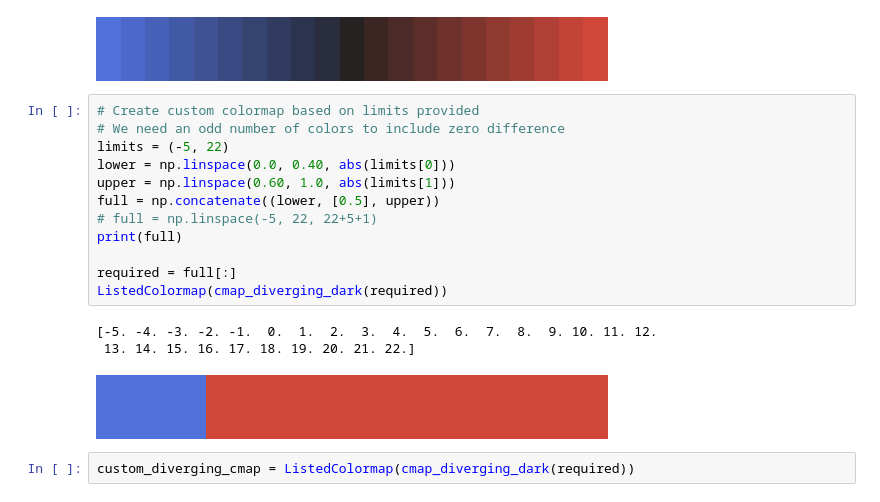
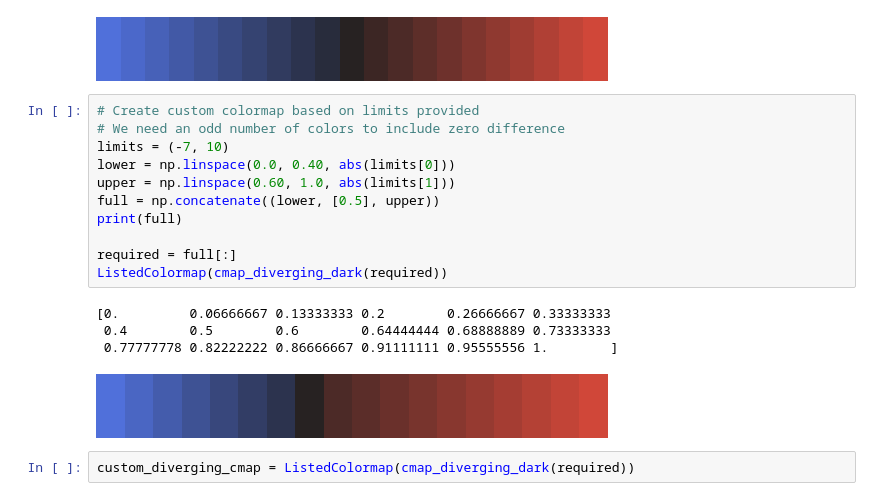
Before and after one commit to nnarenraju/sage, a Jupyter notebook: notebooks/evaluation_plots.ipynb, the cells around one changed output. Drawn from its saved outputs; the diff is of its cells as text.

Commit message:
Fixed shift in colorbar labels for corner plot

```diff
--- a/notebooks/evaluation_plots.ipynb
+++ b/notebooks/evaluation_plots.ipynb
@@ -472,18 +472,18 @@ ListedColormap(cmap_diverging_dark(np.linspace(0.0, 1.0, 21)))
 # %%
 # Create custom colormap based on limits provided
 # We need an odd number of colors to include zero difference
-limits = (-5, 22)
+limits = (-7, 10)
 lower = np.linspace(0.0, 0.40, abs(limits[0]))
 upper = np.linspace(0.60, 1.0, abs(limits[1]))
 full = np.concatenate((lower, [0.5], upper))
-# full = np.linspace(-5, 22, 22+5+1)
 print(full)
 
 required = full[:]
 ListedColormap(cmap_diverging_dark(required))
 # %% [output]
-[-5. -4. -3. -2. -1.  0.  1.  2.  3.  4.  5.  6.  7.  8.  9. 10. 11. 12.
- 13. 14. 15. 16. 17. 18. 19. 20. 21. 22.]
+[0.         0.06666667 0.13333333 0.2        0.26666667 0.33333333
+ 0.4        0.5        0.6        0.64444444 0.68888889 0.73333333
+ 0.77777778 0.82222222 0.86666667 0.91111111 0.95555556 1.        ]
-[figure, old version]
+[figure, new version]
 # %%
 custom_diverging_cmap = ListedColormap(cmap_diverging_dark(required))
```
Also changed, not shown: parts of 28 cells of this notebook.
